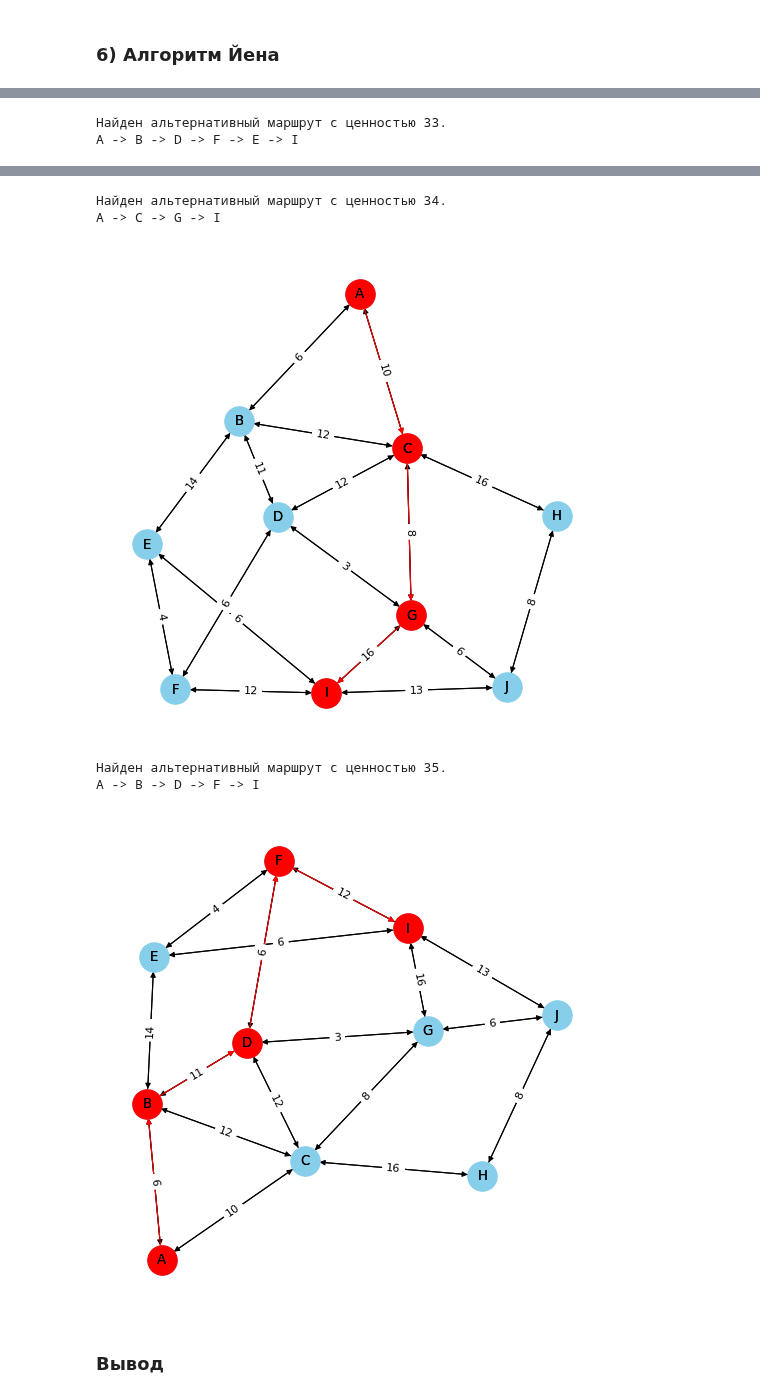
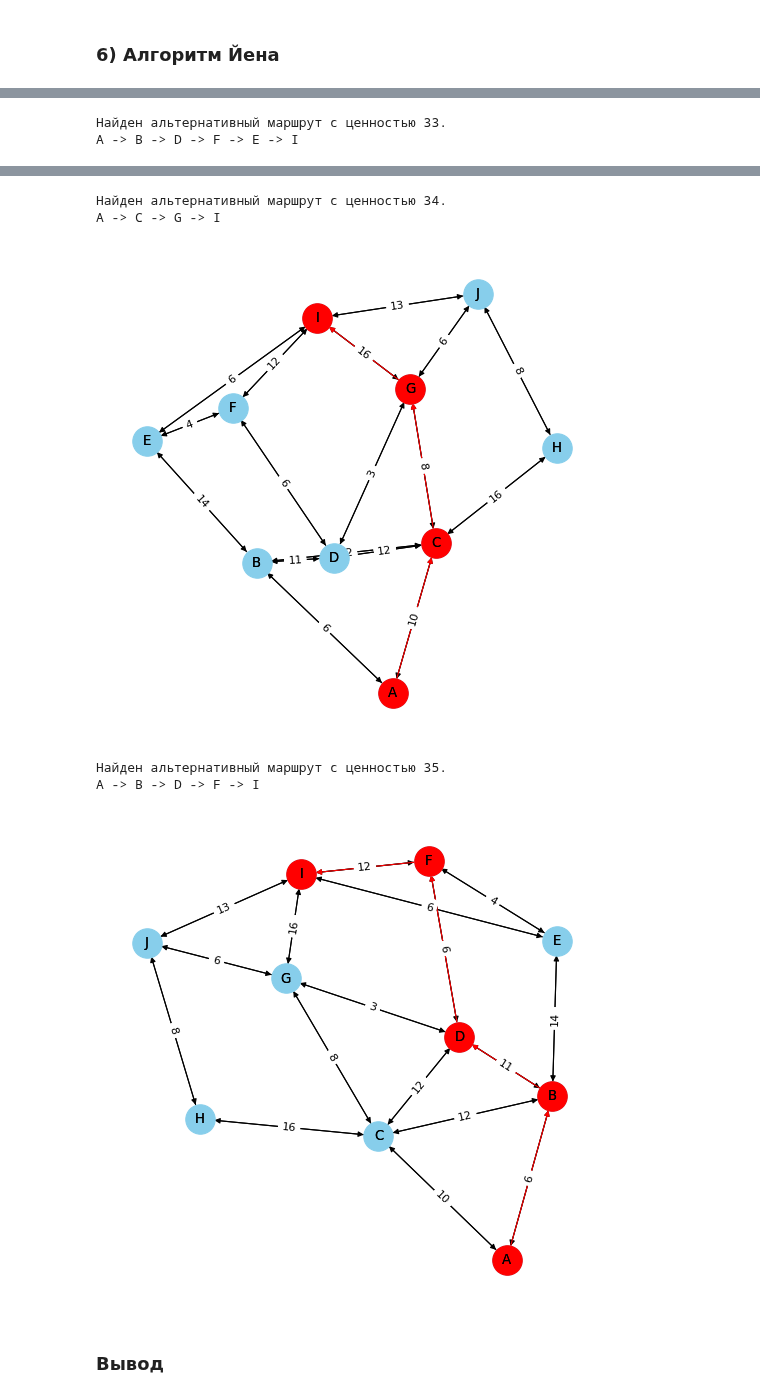
Before and after one commit to LushinEA/Data-Structures-and-Algorithms, a Jupyter notebook: labs/Lab6.ipynb, the cells around one changed output, grey strips where cells are left out. Saved outputs shown, nothing was run; the diff lists cells and outputs as text; code cells hidden in the pictures.

```diff
--- a/labs/Lab6.ipynb
+++ b/labs/Lab6.ipynb
@@ -662,7 +704,11 @@ def read_matrix(filename):
 
 
 
-matrix = read_matrix('../Lab6_matrix/2.txt')
+matrix = read_matrix('../Lab6_matrix/1.txt')
+for i, vector in enumerate(matrix):
+        for j, w in enumerate(vector):
+            if matrix[i][j] == 9999:
+                matrix[i][j] = 0
 
 G = G_graph(matrix)
 
@@ -694,8 +740,8 @@ A -> B -> D -> F -> E -> I
 Найден альтернативный маршрут с ценностью 34.
 A -> C -> G -> I
-[figure, old version]
+[figure, new version]
 Найден альтернативный маршрут с ценностью 35.
 A -> B -> D -> F -> I
-[figure, old version]
+[figure, new version]
 # %% [markdown]
 ### Вывод
```
Also changed, not shown: parts of 7 cells of this notebook.
